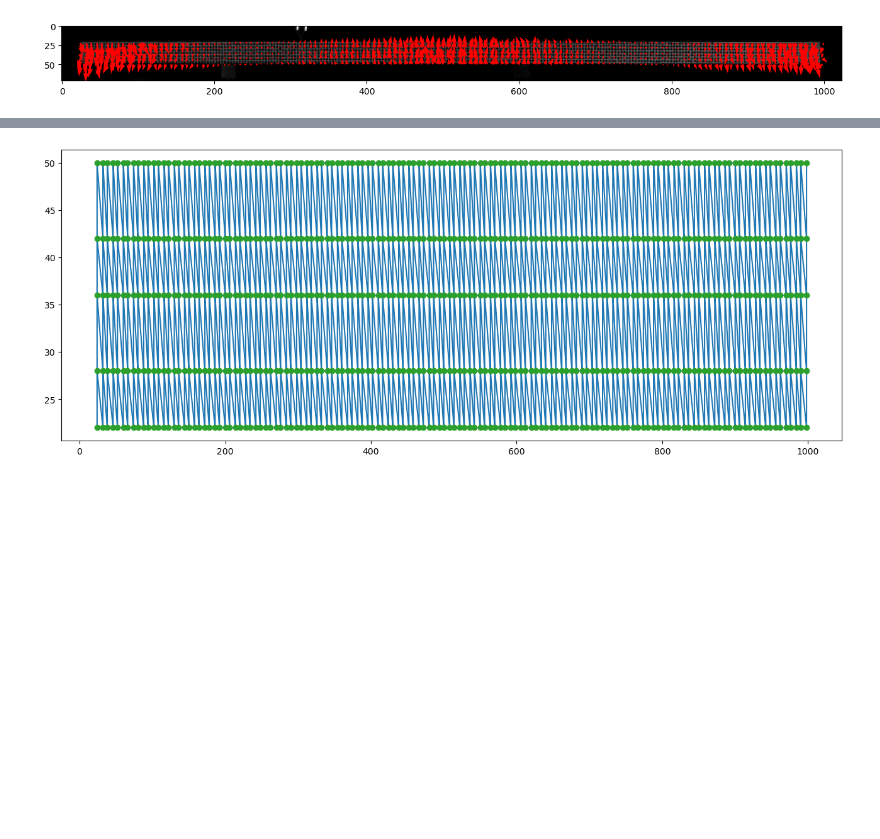
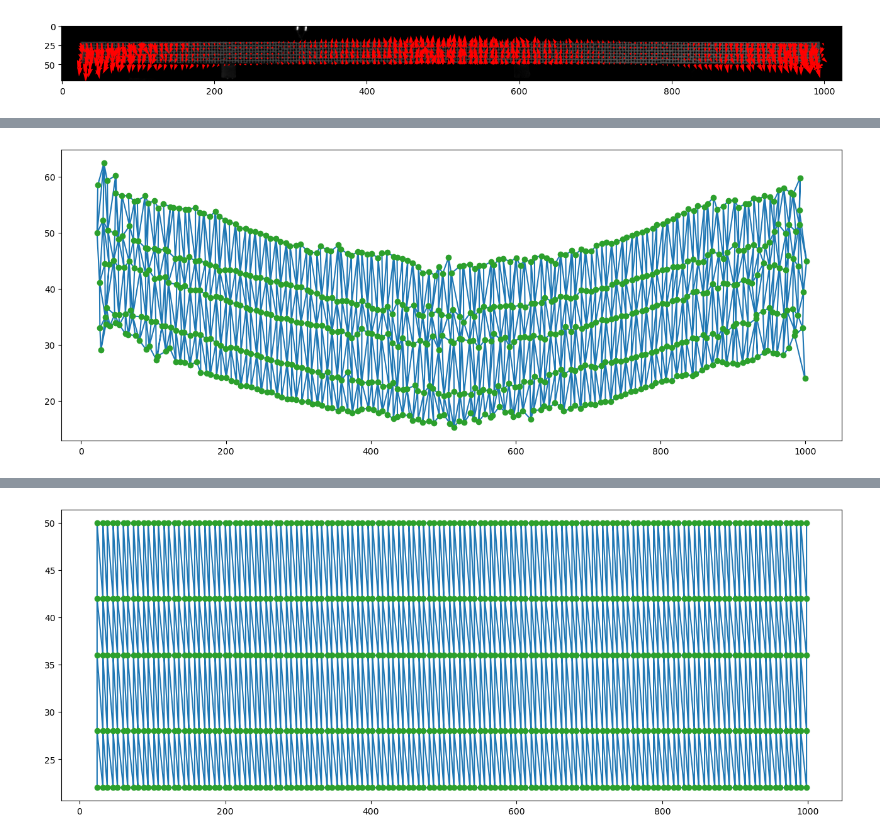
Before and after one commit to ladisk/pyidi, a Jupyter notebook: MM_dev.ipynb, the cells around one changed output, grey strips where cells are left out. Cells and saved outputs as stored; diff of their text form; code cells hidden in the pictures; blank space fills up the shorter version.

```diff
--- a/MM_dev.ipynb
+++ b/MM_dev.ipynb
@@ -56,0 +61,6 @@ ValueError: operands could not be broadcast together with shapes (0,7) (11,7)
+# %%
+plt.triplot(mesh_def.points[:,1], mesh_def.points[:,0], mesh_def.simplices)
+plt.plot(mesh_def.points[:,1], mesh_def.points[:,0], 'o')
+plt.show()
+# %% [output]
+[figure, added]
```
Also changed, not shown: parts of 12 cells of this notebook, 1 other file.
